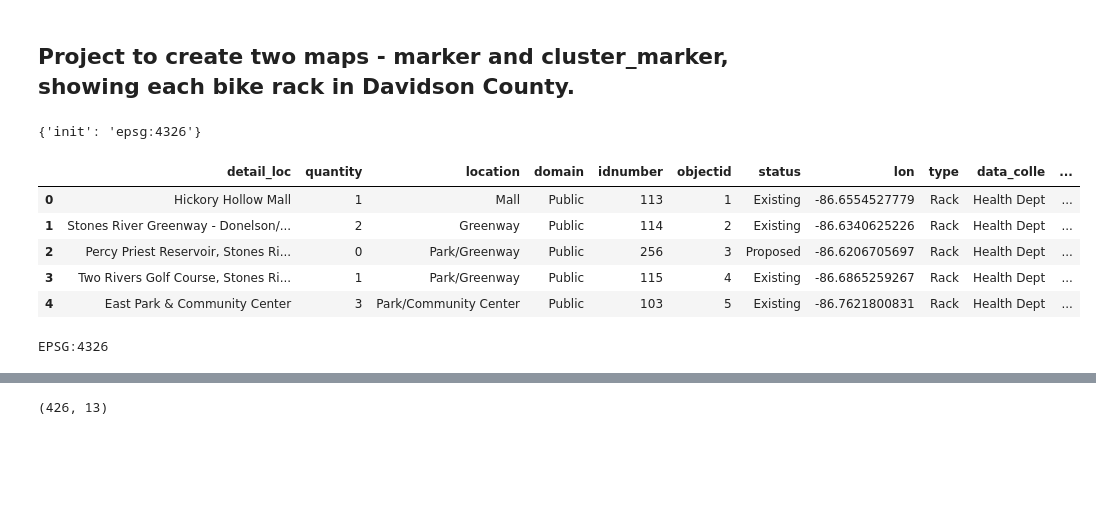
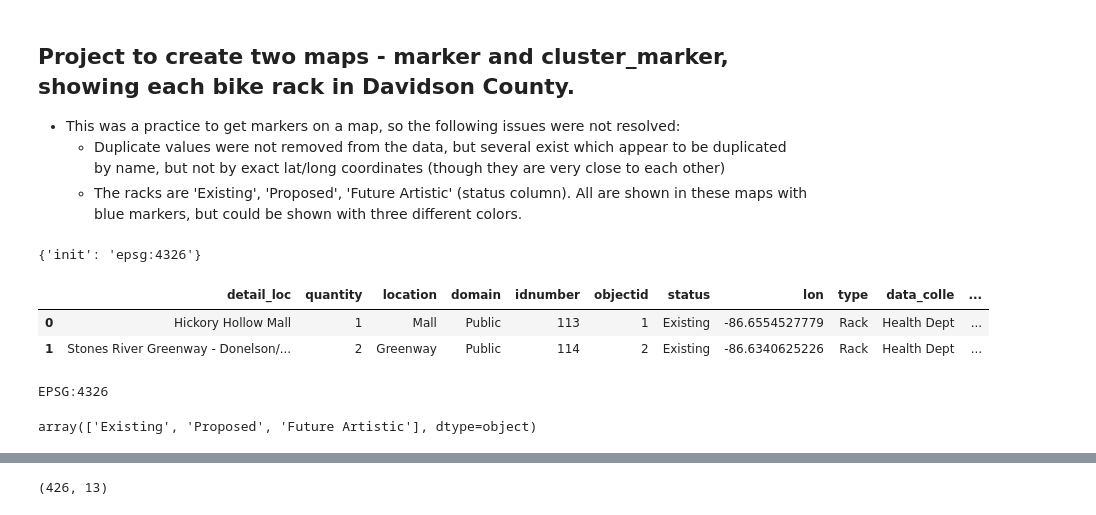
Before and after one commit to lorirocks/nashville-bike-racks-GIS, a Jupyter notebook: notebooks/Nashville Bike Racks GIS.ipynb, the cells around one changed output, grey strips where cells are left out. Cells and saved outputs as stored; diff of their text form; code cells hidden in the pictures; blank space fills up the shorter version.

Commit message:
Updated notebook to reflect limitations of maps - duplicates not removed; types not identified by diff. color markers.

```diff
--- a/notebooks/Nashville Bike Racks GIS.ipynb
+++ b/notebooks/Nashville Bike Racks GIS.ipynb
@@ -1,5 +1,9 @@
-# %% [markdown]
-## Project to create two maps - marker and cluster_marker, showing each bike rack in Davidson County.
+# %% [markdown]
+## Project to create two maps - marker and cluster_marker, showing each bike rack in Davidson County.
+
+- This was a practice to get markers on a map, so the following issues were not resolved:
+    - Duplicate values were not removed from the data, but several exist which appear to be duplicated by name, but not by exact lat/long coordinates (though they are very close to each other)
+    - The racks are 'Existing', 'Proposed', 'Future Artistic' (status column). All are shown in these maps with blue markers, but could be shown with three different colors.
 # %%
 from shapely.geometry import Point   #This is to pull Point module (could import ,Line after Point if wanted)
 import pandas as pd
@@ -11,21 +15,22 @@ from folium.plugins import FastMarkerCluster
 # %%
 racks = gpd.read_file('../data/Bike Racks (GIS).geojson')  #Using gpd geopandas to read in the file
 print(racks.crs)
-racks.head( )
+racks.head(2)
 # %% [output]
 {'init': 'epsg:4326'}
 |  | detail_loc | quantity | location | domain | idnumber | objectid | status | lon | type | data_colle | ... |
 | 0 | Hickory Hollow Mall | 1 | Mall | Public | 113 | 1 | Existing | -86.6554527779 | Rack | Health Dept | ... |
 | 1 | Stones River Greenway - Donelson/... | 2 | Greenway | Public | 114 | 2 | Existing | -86.6340625226 | Rack | Health Dept | ... |
-| 2 | Percy Priest Reservoir, Stones Ri... | 0 | Park/Greenway | Public | 256 | 3 | Proposed | -86.6206705697 | Rack | Health Dept | ... |
-| 3 | Two Rivers Golf Course, Stones Ri... | 1 | Park/Greenway | Public | 115 | 4 | Existing | -86.6865259267 | Rack | Health Dept | ... |
-| 4 | East Park & Community Center | 3 | Park/Community Center | Public | 103 | 5 | Existing | -86.7621800831 | Rack | Health Dept | ... |
 # %%
 #To convert type to proper name EPSG:4326
 racks.crs = "EPSG:4326"
 print(racks.crs)
 # %% [output]
 EPSG:4326
+# %%
+racks.status.unique()
+# %% [output]
+array(['Existing', 'Proposed', 'Future Artistic'], dtype=object)
 # %%
 racks.info()
 # %% [output]
```
Also changed, not shown: 2 other files.
